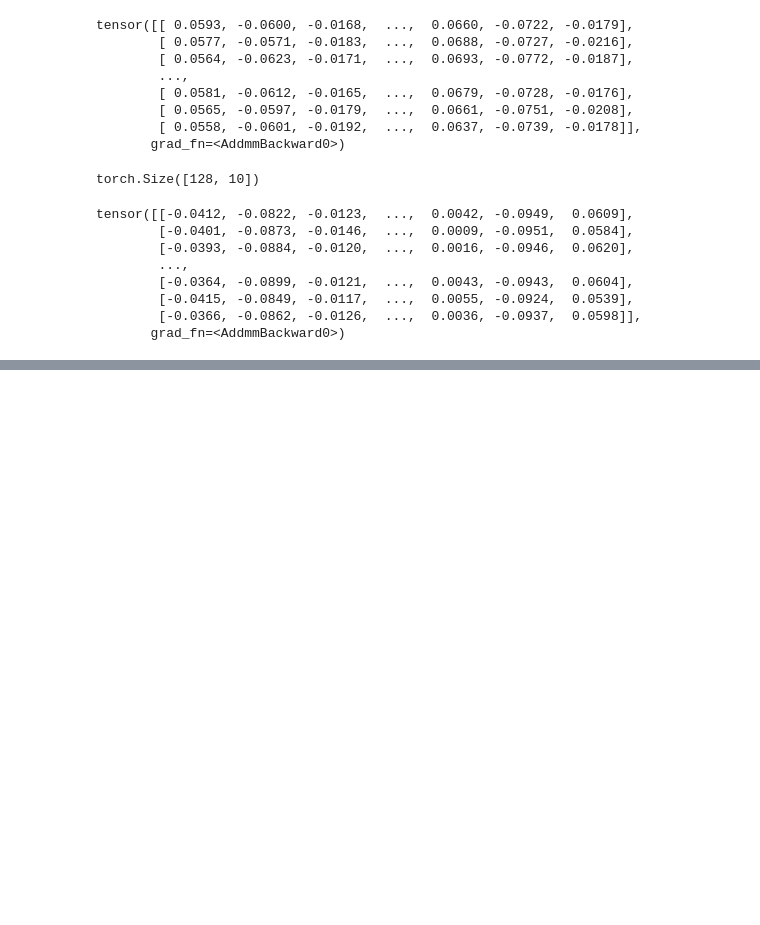
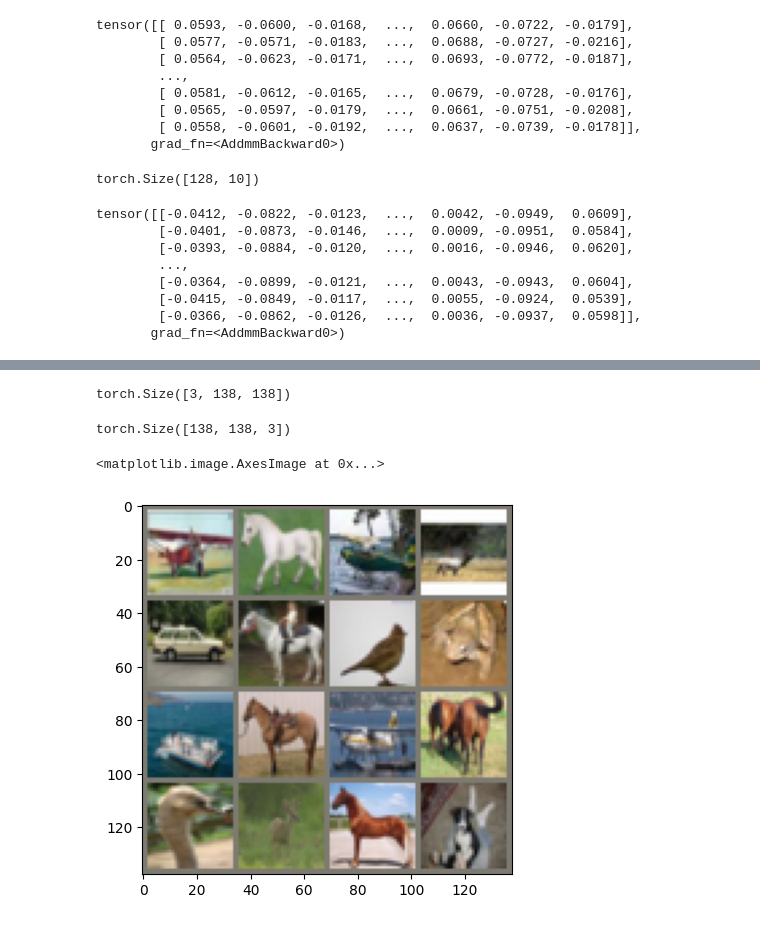
Before and after one commit to vinodkumarreddy/Pytorch-learning, a Jupyter notebook: Pytorch_Intro.ipynb, the cells around one changed output, grey strips where cells are left out. Cells and saved outputs as stored; diff of their text form; code cells hidden in the pictures; blank space fills up the shorter version.

```diff
--- a/Pytorch_Intro.ipynb
+++ b/Pytorch_Intro.ipynb
@@ -268,0 +315,26 @@ tensor([[-0.0412, -0.0822, -0.0123,  ...,  0.0042, -0.0949,  0.0609],
+# %%
+trainloader = torch.utils.data.DataLoader(cifar_data, batch_size = 16, shuffle = True, num_workers = 2)
+# %%
+train_iterator = iter(trainloader)
+images_t,classes = next(train_iterator)
+# %%
+img_grid = torchvision.utils.make_grid(
+    images_t,
+    nrow = 4
+)
+# %%
+img_grid.shape
+# %% [output]
+torch.Size([3, 138, 138])
+# %%
+img_grid = img_grid*reshaped_stdevs + reshaped_means
+img_grid_t = img_grid.transpose(0,1).transpose(1,2)
+# %%
+img_grid_t.shape
+# %% [output]
+torch.Size([138, 138, 3])
+# %%
+plt.imshow(img_grid_t)
+# %% [output]
+<matplotlib.image.AxesImage at 0x...>
+[figure, added]
```
Also changed, not shown: parts of 29 cells of this notebook.
